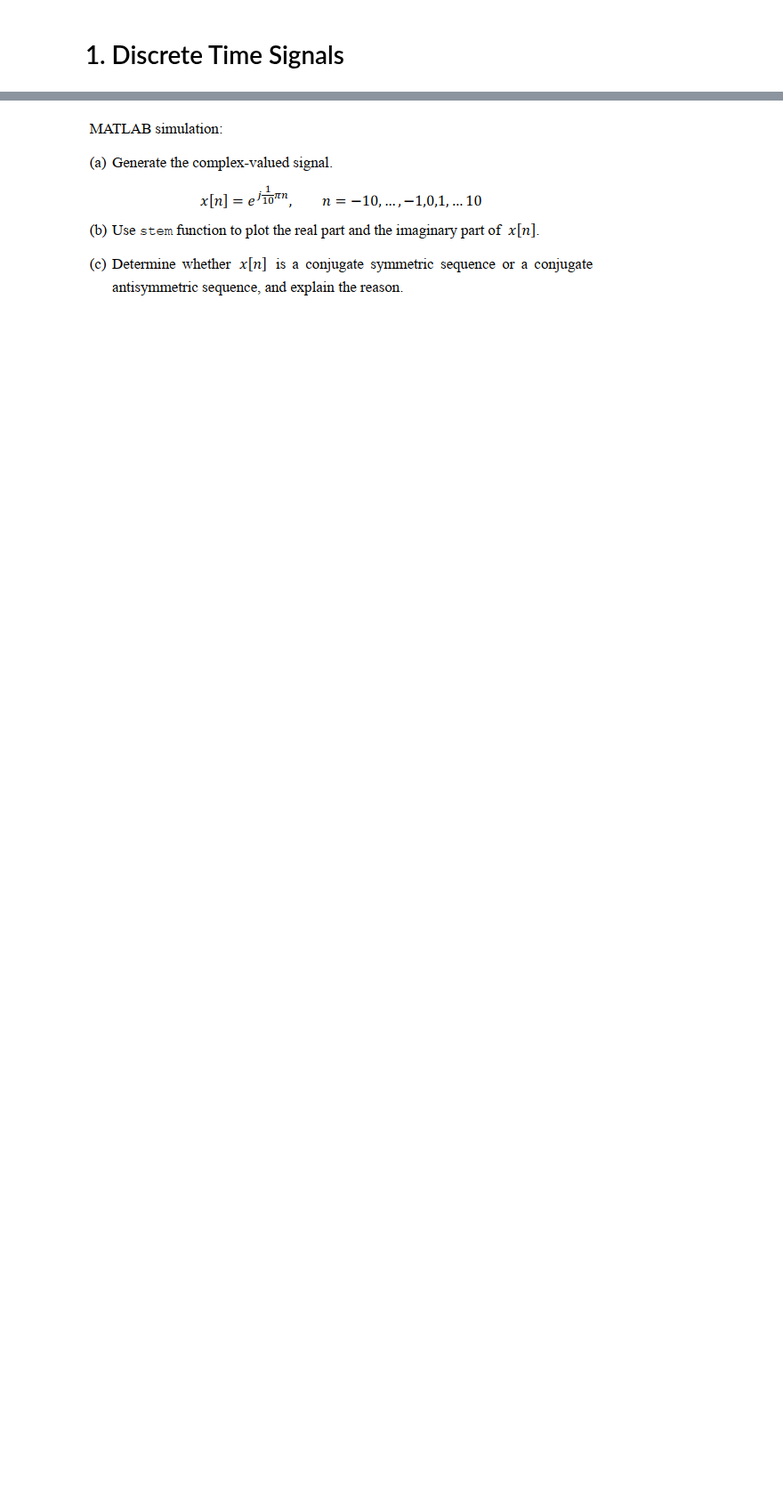
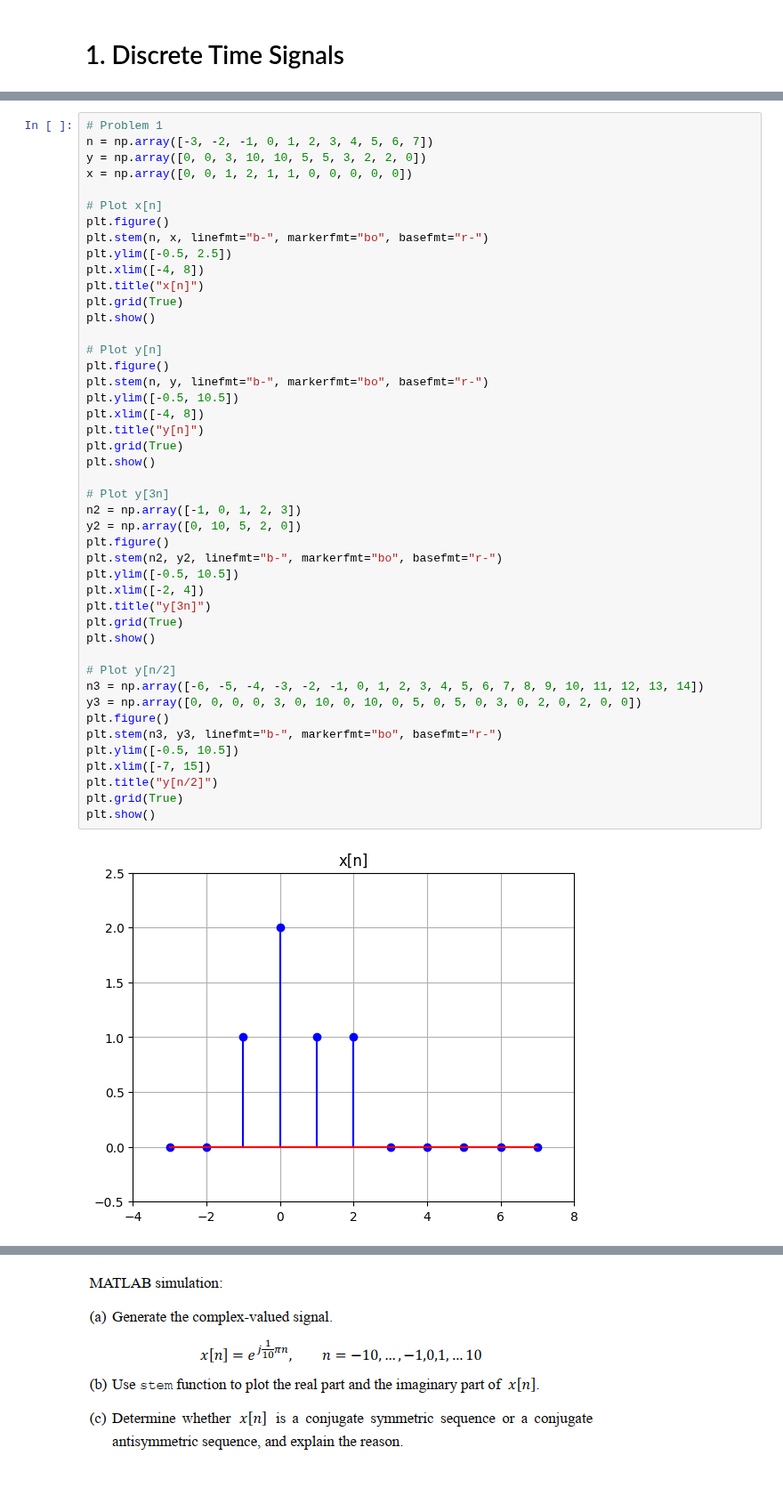
Before and after one commit to zharfanw/zhongshan_dsp_python, a Jupyter notebook: 1_DiscreteTimeSignals.ipynb, the cells around one changed output, grey strips where cells are left out. Shown at 89% size. Saved outputs shown, nothing was run; the diff lists cells and outputs as text; blank space fills up the shorter version.

```diff
--- a/1_DiscreteTimeSignals.ipynb
+++ b/1_DiscreteTimeSignals.ipynb
@@ -95,2 +8,49 @@ plt.show()
 # %% [markdown]
 ![1_Problem1_Simulation.PNG](embedded-picture-1)
+# %%
+# Problem 1
+n = np.array([-3, -2, -1, 0, 1, 2, 3, 4, 5, 6, 7])
+y = np.array([0, 0, 3, 10, 10, 5, 5, 3, 2, 2, 0])
+x = np.array([0, 0, 1, 2, 1, 1, 0, 0, 0, 0, 0])
+
+# Plot x[n]
+plt.figure()
+plt.stem(n, x, linefmt="b-", markerfmt="bo", basefmt="r-")
+plt.ylim([-0.5, 2.5])
+plt.xlim([-4, 8])
+plt.title("x[n]")
+plt.grid(True)
+plt.show()
+
+# Plot y[n]
+plt.figure()
+plt.stem(n, y, linefmt="b-", markerfmt="bo", basefmt="r-")
+plt.ylim([-0.5, 10.5])
+plt.xlim([-4, 8])
+plt.title("y[n]")
+plt.grid(True)
+plt.show()
+
+# Plot y[3n]
+n2 = np.array([-1, 0, 1, 2, 3])
+y2 = np.array([0, 10, 5, 2, 0])
+plt.figure()
+plt.stem(n2, y2, linefmt="b-", markerfmt="bo", basefmt="r-")
+plt.ylim([-0.5, 10.5])
+plt.xlim([-2, 4])
+plt.title("y[3n]")
+plt.grid(True)
+plt.show()
+
+# Plot y[n/2]
+n3 = np.array([-6, -5, -4, -3, -2, -1, 0, 1, 2, 3, 4, 5, 6, 7, 8, 9, 10, 11, 12, 13, 14])
+y3 = np.array([0, 0, 0, 0, 3, 0, 10, 0, 10, 0, 5, 0, 5, 0, 3, 0, 2, 0, 2, 0, 0])
+plt.figure()
+plt.stem(n3, y3, linefmt="b-", markerfmt="bo", basefmt="r-")
+plt.ylim([-0.5, 10.5])
+plt.xlim([-7, 15])
+plt.title("y[n/2]")
+plt.grid(True)
+plt.show()
+# %% [output]
+[figure, added]
```
Also changed, not shown: parts of 6 cells of this notebook.
